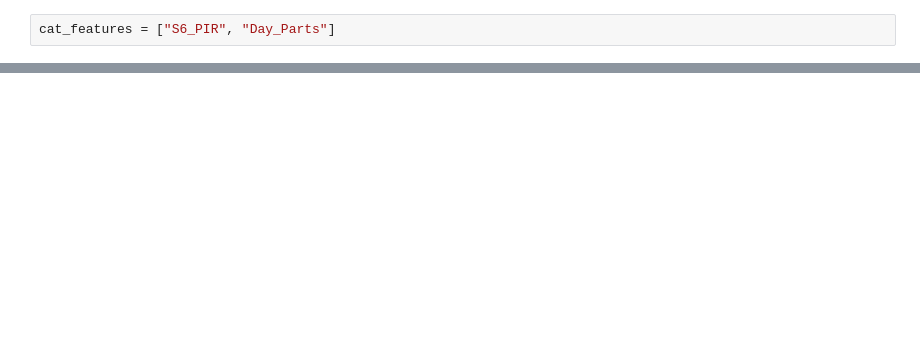
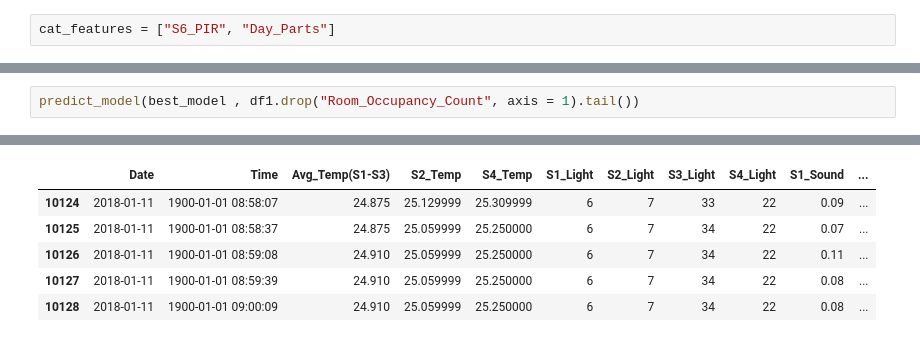
Before and after one commit to ibrahimardic/Room-Occupancy-Estimation, a Jupyter notebook: Room_Occupancy_Count.ipynb, the cells around one changed output, grey strips where cells are left out. Drawn from its saved outputs; the diff is of its cells as text; blank space fills up the shorter version.

```diff
--- a/Room_Occupancy_Count.ipynb
+++ b/Room_Occupancy_Count.ipynb
@@ -457,0 +493,3 @@ best_model = compare_models()
+# %%
+predict_model(best_model , df1.drop("Room_Occupancy_Count", axis = 1).tail())
+# %% [output]
@@ -457,0 +497,6 @@ best_model = compare_models()
+|  | Date | Time | Avg_Temp(S1-S3) | S2_Temp | S4_Temp | S1_Light | S2_Light | S3_Light | S4_Light | S1_Sound | ... |
+| 10124 | 2018-01-11 | 1900-01-01 08:58:07 | 24.875 | 25.129999 | 25.309999 | 6 | 7 | 33 | 22 | 0.09 | ... |
+| 10125 | 2018-01-11 | 1900-01-01 08:58:37 | 24.875 | 25.059999 | 25.250000 | 6 | 7 | 34 | 22 | 0.07 | ... |
+| 10126 | 2018-01-11 | 1900-01-01 08:59:08 | 24.910 | 25.059999 | 25.250000 | 6 | 7 | 34 | 22 | 0.11 | ... |
+| 10127 | 2018-01-11 | 1900-01-01 08:59:39 | 24.910 | 25.059999 | 25.250000 | 6 | 7 | 34 | 22 | 0.08 | ... |
+| 10128 | 2018-01-11 | 1900-01-01 09:00:09 | 24.910 | 25.059999 | 25.250000 | 6 | 7 | 34 | 22 | 0.08 | ... |
```
Also changed, not shown: parts of 9 cells of this notebook.
